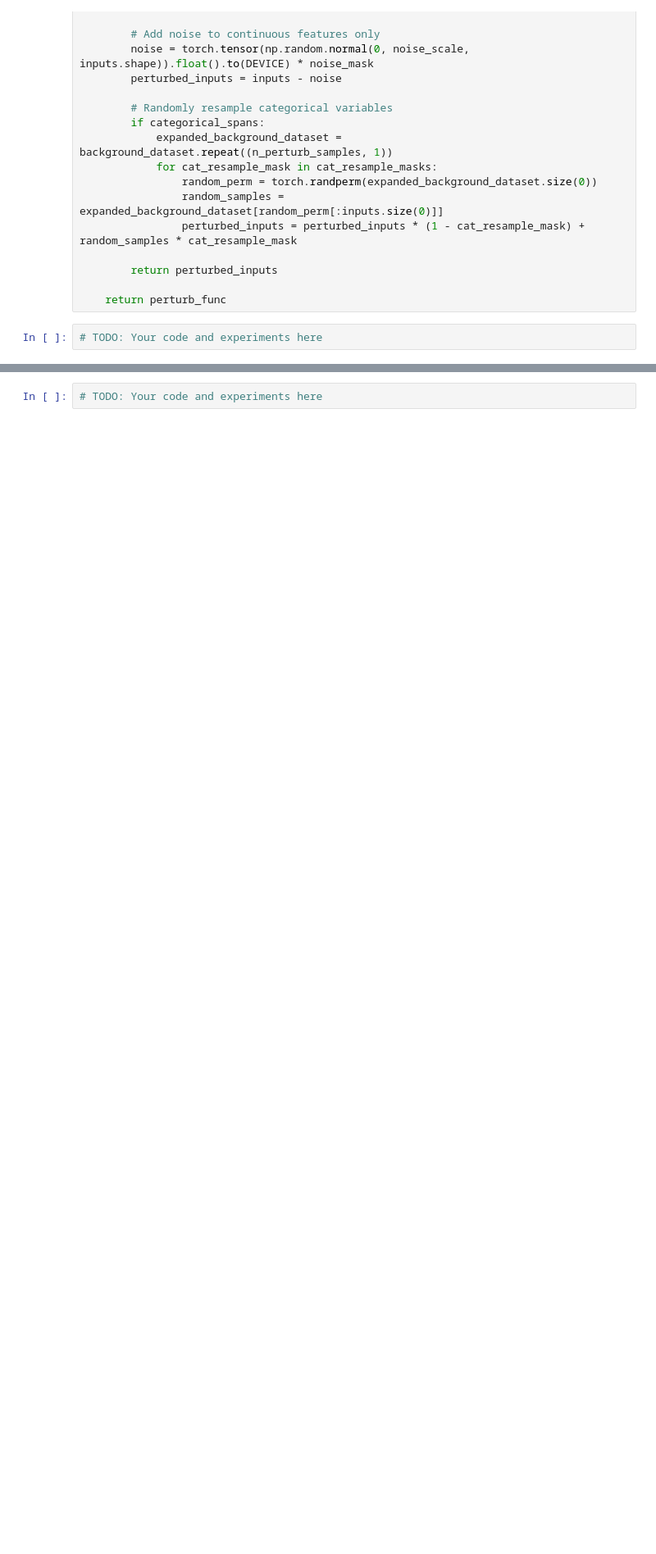
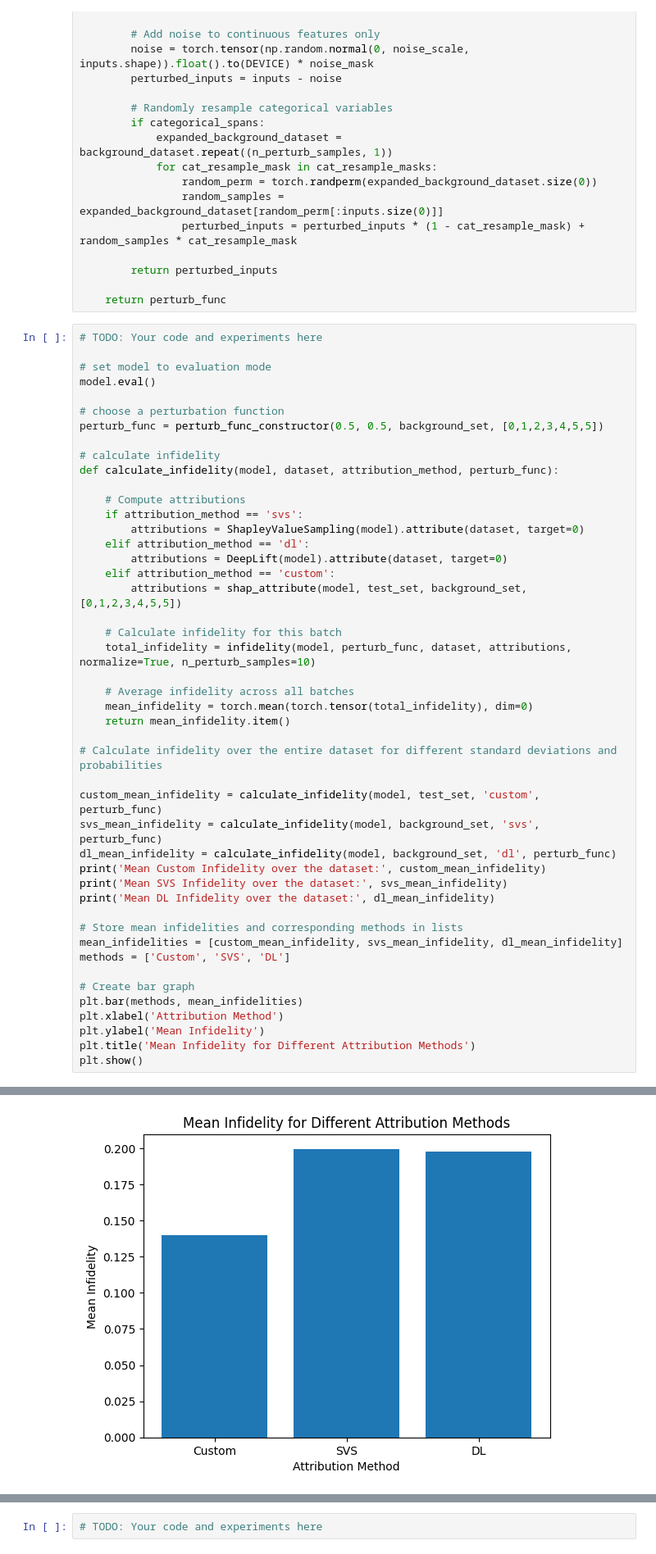
Before and after one commit to khigashinosg/Explainability-in-AI, a Jupyter notebook: Explainability CW.ipynb, the cells around one changed output, grey strips where cells are left out. Shown at 82% size. Drawn from its saved outputs; the diff is of its cells as text; blank space fills up the shorter version.

```diff
--- a/Explainability CW.ipynb
+++ b/Explainability CW.ipynb
@@ -785,3 +788,48 @@ def perturb_func_constructor(noise_scale, cat_resample_proba, background_dataset
     return perturb_func
 # %%
 # TODO: Your code and experiments here
+
+# set model to evaluation mode
+model.eval()
+
+# choose a perturbation function
+perturb_func = perturb_func_constructor(0.5, 0.5, background_set, [0,1,2,3,4,5,5])
+
+# calculate infidelity
+def calculate_infidelity(model, dataset, attribution_method, perturb_func):
+
+    # Compute attributions
+    if attribution_method == 'svs':
+        attributions = ShapleyValueSampling(model).attribute(dataset, target=0)
+    elif attribution_method == 'dl':
+        attributions = DeepLift(model).attribute(dataset, target=0)
+    elif attribution_method == 'custom':
+        attributions = shap_attribute(model, test_set, background_set, [0,1,2,3,4,5,5])
+
+    # Calculate infidelity for this batch
+    total_infidelity = infidelity(model, perturb_func, dataset, attributions, normalize=True, n_perturb_samples=10)
+
+    # Average infidelity across all batches
+    mean_infidelity = torch.mean(torch.tensor(total_infidelity), dim=0)
+    return mean_infidelity.item()
+
+# Calculate infidelity over the entire dataset for different standard deviations and probabilities
+
+custom_mean_infidelity = calculate_infidelity(model, test_set, 'custom', perturb_func)
+svs_mean_infidelity = calculate_infidelity(model, background_set, 'svs', perturb_func)
+dl_mean_infidelity = calculate_infidelity(model, background_set, 'dl', perturb_func)
+print('Mean Custom Infidelity over the dataset:', custom_mean_infidelity)
+print('Mean SVS Infidelity over the dataset:', svs_mean_infidelity)
+print('Mean DL Infidelity over the dataset:', dl_mean_infidelity)
+
+# Store mean infidelities and corresponding methods in lists
+mean_infidelities = [custom_mean_infidelity, svs_mean_infidelity, dl_mean_infidelity]
+methods = ['Custom', 'SVS', 'DL']
+
+# Create bar graph
+plt.bar(methods, mean_infidelities)
+plt.xlabel('Attribution Method')
+plt.ylabel('Mean Infidelity')
+plt.title('Mean Infidelity for Different Attribution Methods')
+plt.show()
+# %% [output]
@@ -788,3 +840,4 @@ def perturb_func_constructor(noise_scale, cat_resample_proba, background_dataset
+[figure, added]
 # %% [markdown]
 **Task 2(d)**: Evaluate the computational efficiency of the different methods by taking the following steps: <br />
 **(i)** Preproccess the [Dry Bean Dataset](https://archive.ics.uci.edu/dataset/602/dry+bean+dataset), similarly to what we have done for Titanic. You can find the description of the different features on the dataset webpage along with the instructions on how to import the data in a Python environment. You do not need to perform any exploratory data analysis for this dataset. <br />
```
Also changed, not shown: parts of 2 cells of this notebook.
